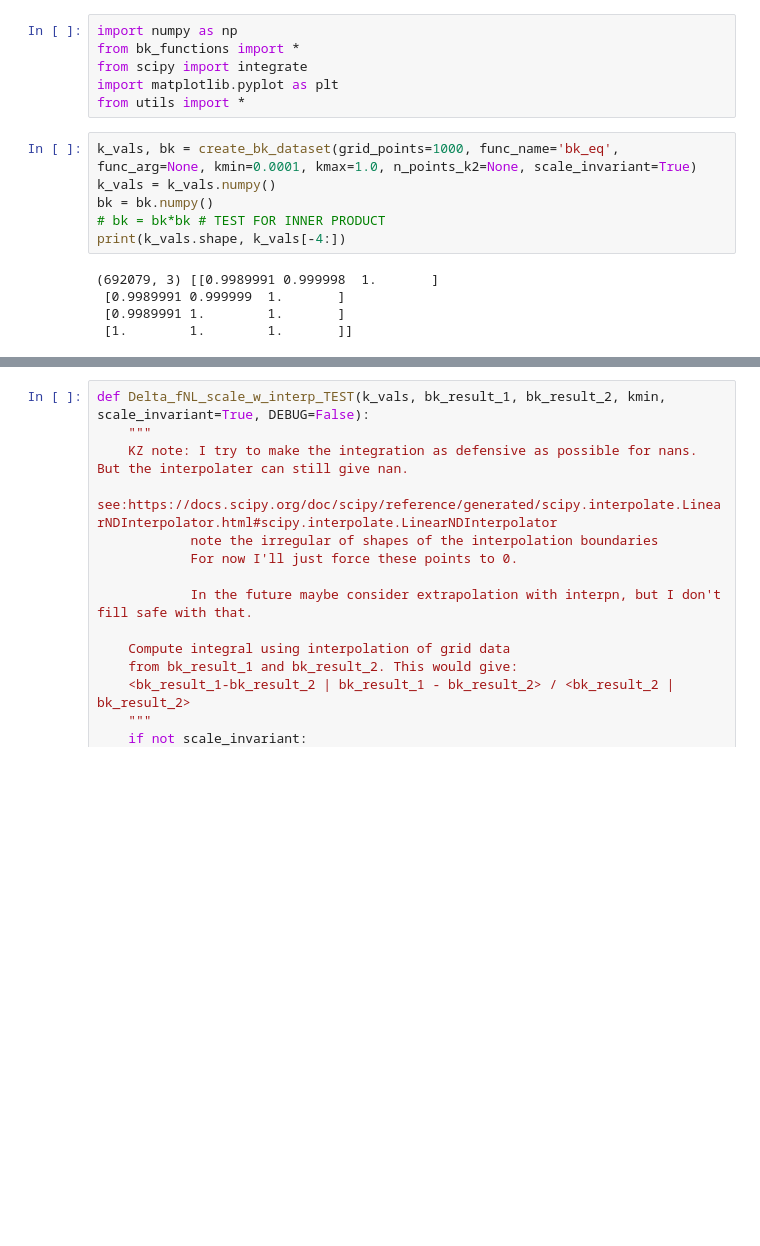
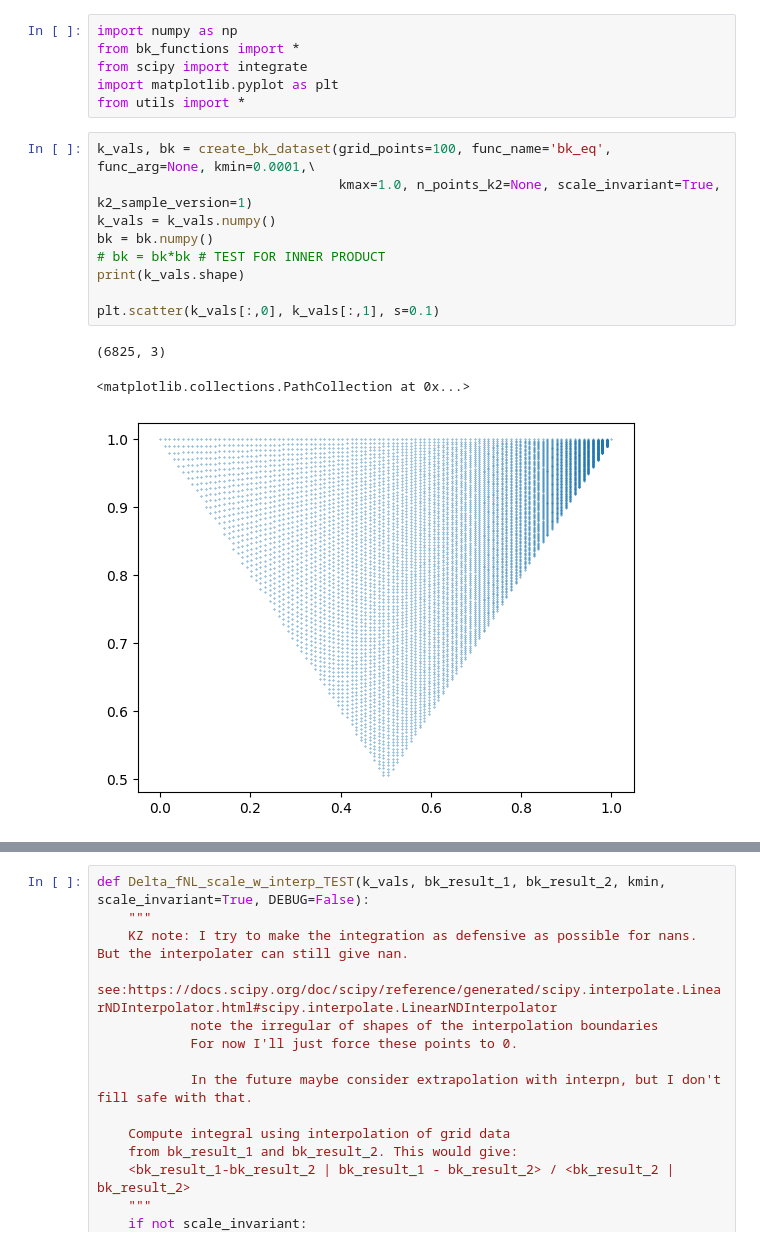
Before and after one commit to oliverphilcox/separate_bk, a Jupyter notebook: sep_bk_nn/test_2.ipynb, the cells around one changed output, grey strips where cells are left out. Cells and saved outputs as stored; diff of their text form; blank space fills up the shorter version.

```diff
--- a/sep_bk_nn/test_2.ipynb
+++ b/sep_bk_nn/test_2.ipynb
@@ -5,14 +5,16 @@ from scipy import integrate
 import matplotlib.pyplot as plt
 from utils import *
 # %%
-k_vals, bk = create_bk_dataset(grid_points=1000, func_name='bk_eq', func_arg=None, kmin=0.0001, kmax=1.0, n_points_k2=None, scale_invariant=True)
+k_vals, bk = create_bk_dataset(grid_points=100, func_name='bk_eq', func_arg=None, kmin=0.0001,\
+                               kmax=1.0, n_points_k2=None, scale_invariant=True, k2_sample_version=1)
 k_vals = k_vals.numpy()
 bk = bk.numpy()
 # bk = bk*bk # TEST FOR INNER PRODUCT
-print(k_vals.shape, k_vals[-4:])
+print(k_vals.shape)
+
+plt.scatter(k_vals[:,0], k_vals[:,1], s=0.1)
 # %% [output]
-(692079, 3) [[0.9989991 0.999998  1.       ]
- [0.9989991 0.999999  1.       ]
- [0.9989991 1.        1.       ]
- [1.        1.        1.       ]]
+(6825, 3)
+<matplotlib.collections.PathCollection at 0x...>
+[figure, added]
 # %%
```
Also changed, not shown: parts of 1 cell of this notebook, 11 other files.
